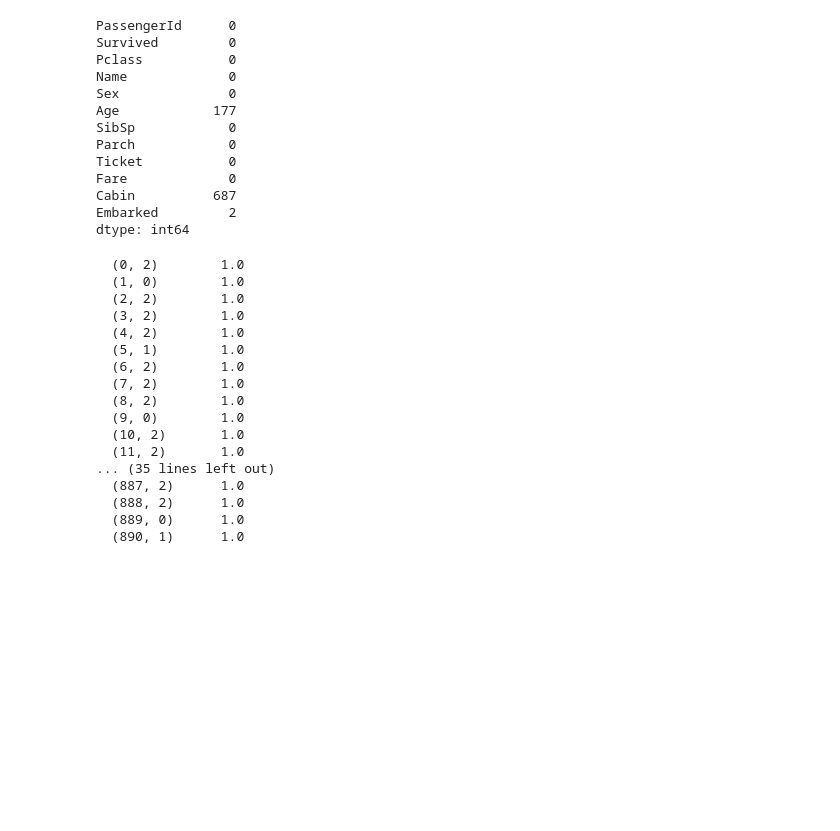
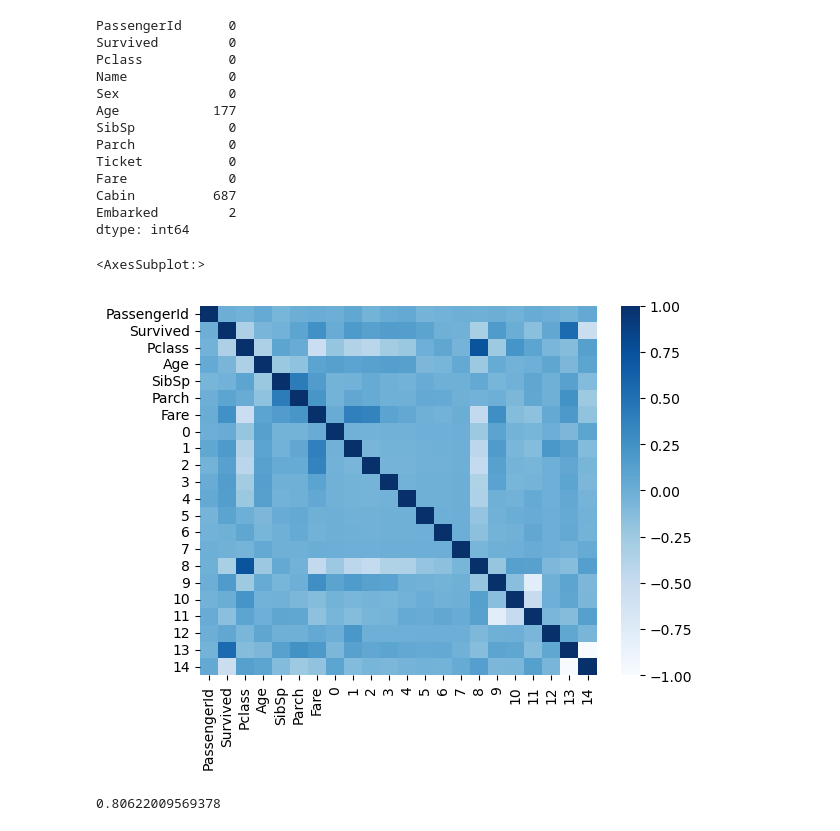
Before and after one commit to SeanP94/DataScienceNotebooks, a Jupyter notebook: Titanic/titanic.ipynb, the cells around one changed output. Saved outputs shown, nothing was run; the diff lists cells and outputs as text; code cells hidden in the pictures; blank space fills up the shorter version.

Commit message:
Completed Titanic: come back later to finetune using a CV

```diff
--- a/Titanic/titanic.ipynb
+++ b/Titanic/titanic.ipynb
@@ -48,36 +48,52 @@ Cabin          687
 Embarked         2
 dtype: int64
 # %%
-def transformationPipeline(df : pd.DataFrame):
+ohe = OneHotEncoder()
+
+def transformationPipeline(df : pd.DataFrame,  training : bool):
+    global ohe
     ''' Code to clean the data '''
     # Cant really categorize name or ticket so remove them
     # Remove Age because it correlates well with Pclass anyways. And theres too many Null values.
-    df = df.drop(columns=['Name', 'Ticket', 'Age'])
+    df = df.drop(columns=['Name', 'Ticket'])
     # Fill the Embarked and Cabin nullValues
+
+    df['Fare'] = df['Fare'].fillna(df['Fare'].median())
+    df['Age'] = df['Age'].fillna(df['Age'].median())
     df[['Cabin', 'Embarked']] = df[['Cabin', 'Embarked']].fillna(value='Z')
     df['Cabin'] = df['Cabin'].str.replace('\d', '', regex=True)
     # Set the Cabin as the Highest Letter in the list
     df['Cabin'] = df['Cabin'].apply(lambda x:  sorted(x, reverse=True)[0])
+    if training:
+        encoded = ohe.fit_transform(df[['Cabin', 'Embarked', 'Sex']])
+    else:
+        encoded = ohe.transform(df[['Cabin', 'Embarked', 'Sex']])
+    # Drop the columns we onehotencoded from.
+    df = df.drop(columns=['Cabin', 'Embarked', 'Sex'])
+    newDf = pd.concat([df, pd.DataFrame(encoded.toarray())], axis='columns')
 
-    ohe = OneHotEncoder()
-    encoded = ohe.fit_transform(df[['Embarked']])
-    print(encoded)
-transformationPipeline(train)
+    return newDf
+newDf = transformationPipeline(train, True)
+# We can see now there's a lot more going on with the heatmap
+sns.heatmap(newDf.corr(), cmap='Blues')
 # %% [output]
-  (0, 2)        1.0
-  (1, 0)        1.0
-  (2, 2)        1.0
-  (3, 2)        1.0
-  (4, 2)        1.0
-  (5, 1)        1.0
-  (6, 2)        1.0
-  (7, 2)        1.0
-  (8, 2)        1.0
-  (9, 0)        1.0
-  (10, 2)       1.0
-  (11, 2)       1.0
-... (35 lines left out)
-  (887, 2)      1.0
-  (888, 2)      1.0
-  (889, 0)      1.0
-  (890, 1)      1.0
+<AxesSubplot:>
+[figure, added]
+# %%
+from sklearn.ensemble import RandomForestClassifier
+
+from sklearn.metrics import accuracy_score
+
+X_train = newDf.drop('Survived',axis=1).values
+y_train = newDf['Survived'].values
+X_test = transformationPipeline(test, False)
+
+# Will do a Search CV next time.... Or later on when I want to play around with Titanic again.
+rfc = RandomForestClassifier(max_depth=50, n_estimators=50)
+rfc.fit(X_train, y_train)
+
+y_test = pd.read_csv('gender_submission.csv')
+y_pred = rfc.predict(X_test)
+accuracy_score(y_test['Survived'], y_pred)
+# %% [output]
+0.80622009569378
```
Also changed, not shown: parts of 1 cell of this notebook, 2 other files.
